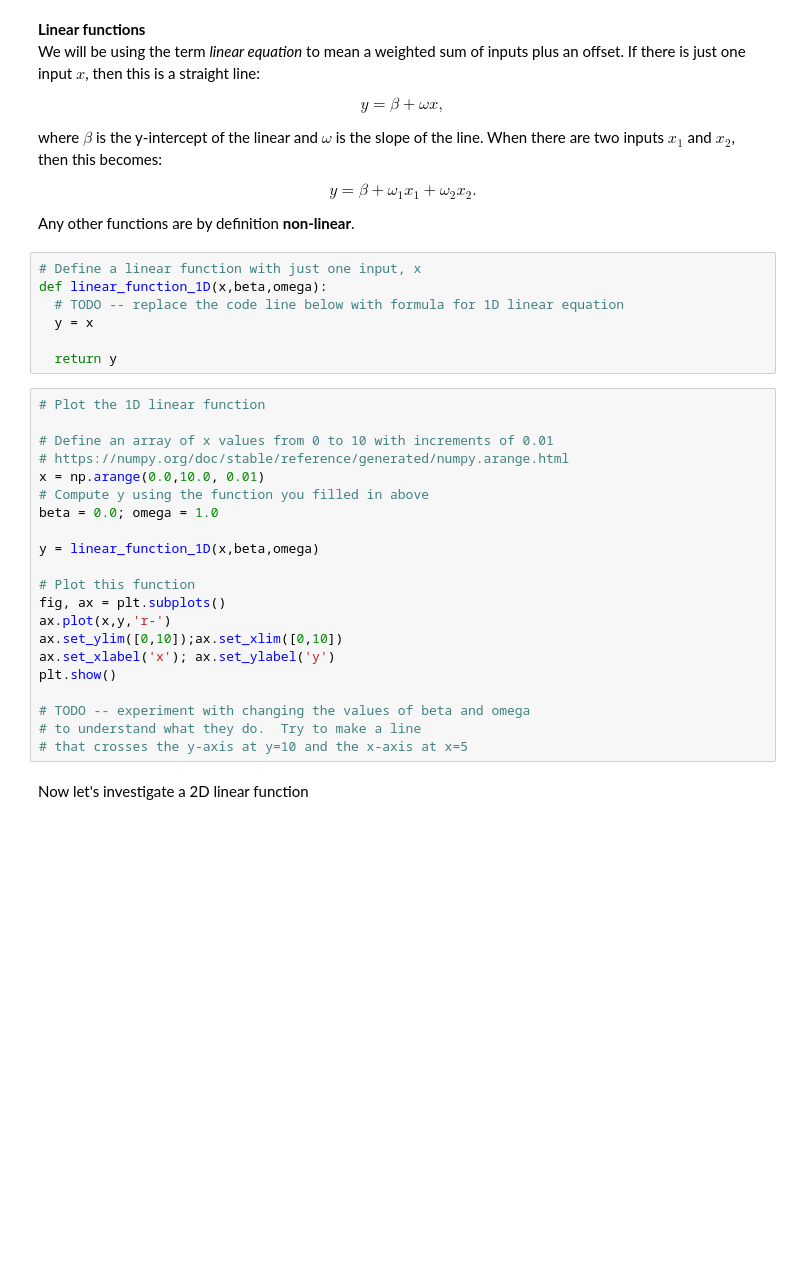
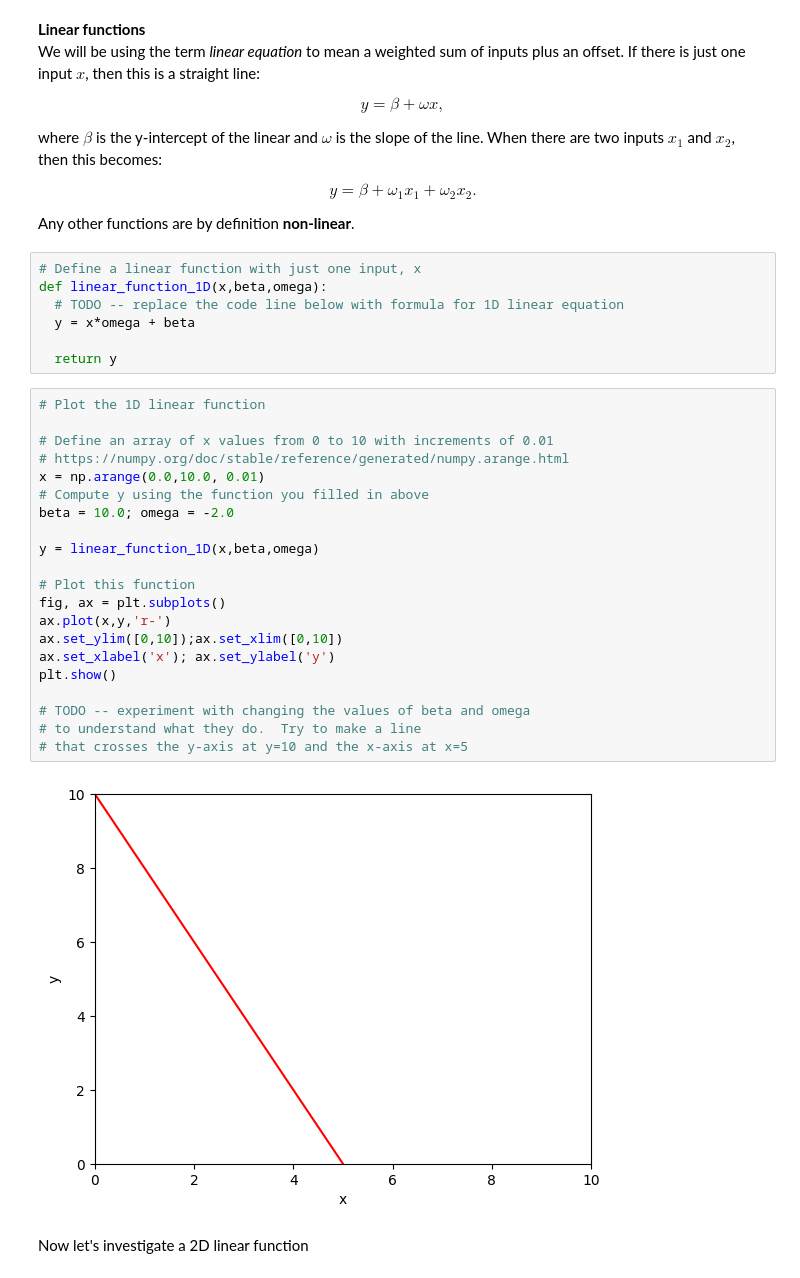
Before and after one commit to warn4n/udlbook, a Jupyter notebook: Notebooks/Chap01/1_1_BackgroundMathematics.ipynb, the cells around one changed output. Drawn from its saved outputs; the diff is of its cells as text; blank space fills up the shorter version.

```diff
--- a/Notebooks/Chap01/1_1_BackgroundMathematics.ipynb
+++ b/Notebooks/Chap01/1_1_BackgroundMathematics.ipynb
@@ -26,30 +26,32 @@ Any other functions are by definition **non-linear**.
 # Define a linear function with just one input, x
 def linear_function_1D(x,beta,omega):
   # TODO -- replace the code line below with formula for 1D linear equation
-  y = x
+  y = x*omega + beta
 
   return y
 # %%
 # Plot the 1D linear function
 
 # Define an array of x values from 0 to 10 with increments of 0.01
 # https://numpy.org/doc/stable/reference/generated/numpy.arange.html
 x = np.arange(0.0,10.0, 0.01)
 # Compute y using the function you filled in above
-beta = 0.0; omega = 1.0
+beta = 10.0; omega = -2.0
 
 y = linear_function_1D(x,beta,omega)
 
 # Plot this function
 fig, ax = plt.subplots()
 ax.plot(x,y,'r-')
 ax.set_ylim([0,10]);ax.set_xlim([0,10])
 ax.set_xlabel('x'); ax.set_ylabel('y')
 plt.show()
 
 # TODO -- experiment with changing the values of beta and omega
 # to understand what they do.  Try to make a line
 # that crosses the y-axis at y=10 and the x-axis at x=5
+# %% [output]
+[figure, added]
 # %% [markdown]
 Now let's investigate a 2D linear function
 # %%
```
Also changed, not shown: parts of 2 cells of this notebook.
